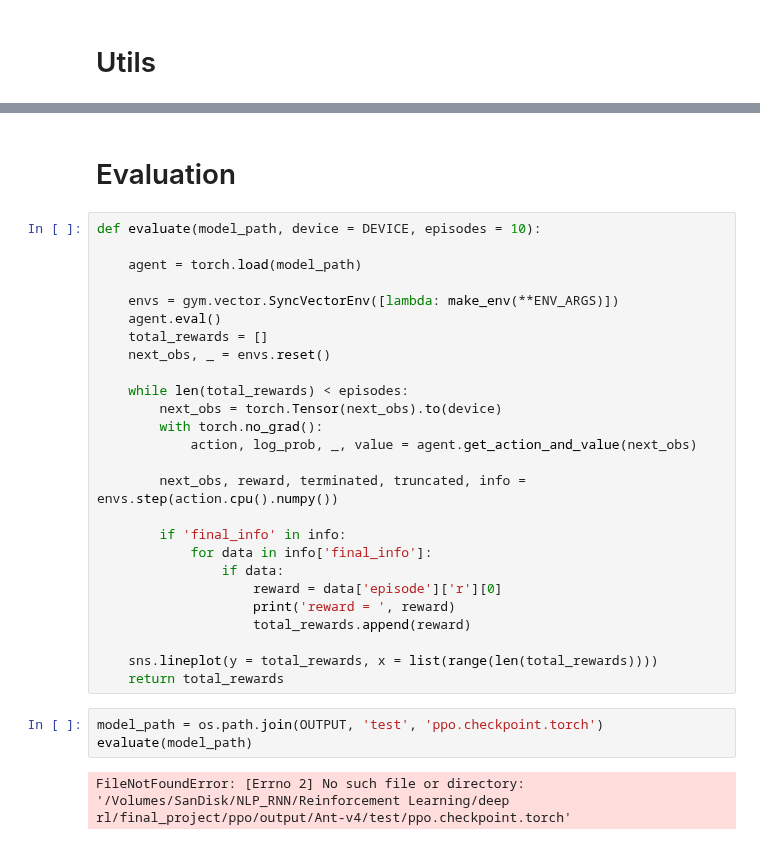
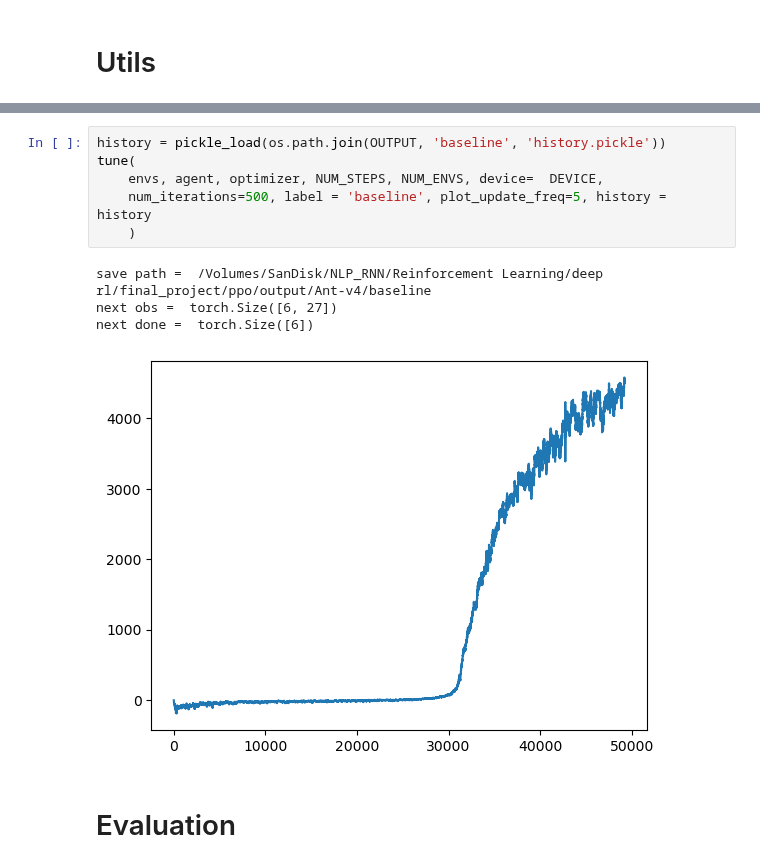
Before and after one commit to jameskn30/NLP_RNN, a Jupyter notebook: Reinforcement Learning/deep rl/final_project/ppo/ant.ipynb, the cells around one changed output, grey strips where cells are left out. Saved outputs shown, nothing was run; the diff lists cells and outputs as text.

```diff
--- a/Reinforcement Learning/deep rl/final_project/ppo/ant.ipynb
+++ b/Reinforcement Learning/deep rl/final_project/ppo/ant.ipynb
@@ -434,33 +471,13 @@ next done =  torch.Size([6])
+# %%
+history = pickle_load(os.path.join(OUTPUT, 'baseline', 'history.pickle'))
+tune(
+    envs, agent, optimizer, NUM_STEPS, NUM_ENVS, device=  DEVICE,
+    num_iterations=500, label = 'baseline', plot_update_freq=5, history = history
+    )
+# %% [output]
+save path =  /Volumes/SanDisk/NLP_RNN/Reinforcement Learning/deep rl/final_project/ppo/output/Ant-v4/baseline
+next obs =  torch.Size([6, 27])
+next done =  torch.Size([6])
+[figure, added]
 # %% [markdown]
 # Evaluation
-# %%
-def evaluate(model_path, device = DEVICE, episodes = 10):
-
-    agent = torch.load(model_path)
-
-    envs = gym.vector.SyncVectorEnv([lambda: make_env(**ENV_ARGS)])
-    agent.eval()
-    total_rewards = []
-    next_obs, _ = envs.reset()
-
-    while len(total_rewards) < episodes:
-        next_obs = torch.Tensor(next_obs).to(device)
-        with torch.no_grad():
-            action, log_prob, _, value = agent.get_action_and_value(next_obs)
-
-        next_obs, reward, terminated, truncated, info = envs.step(action.cpu().numpy())
-
-        if 'final_info' in info:
-            for data in info['final_info']:
-                if data:
-                    reward = data['episode']['r'][0]
-                    print('reward = ', reward)
-                    total_rewards.append(reward)
-
-    sns.lineplot(y = total_rewards, x = list(range(len(total_rewards))))
-    return total_rewards
-# %%
-model_path = os.path.join(OUTPUT, 'test', 'ppo.checkpoint.torch')
-evaluate(model_path)
-# %% [output]
-FileNotFoundError: [Errno 2] No such file or directory: '/Volumes/SanDisk/NLP_RNN/Reinforcement Learning/deep rl/final_project/ppo/output/Ant-v4/test/ppo.checkpoint.torch'
```
Also changed, not shown: parts of 9 cells of this notebook, 4 other files.
